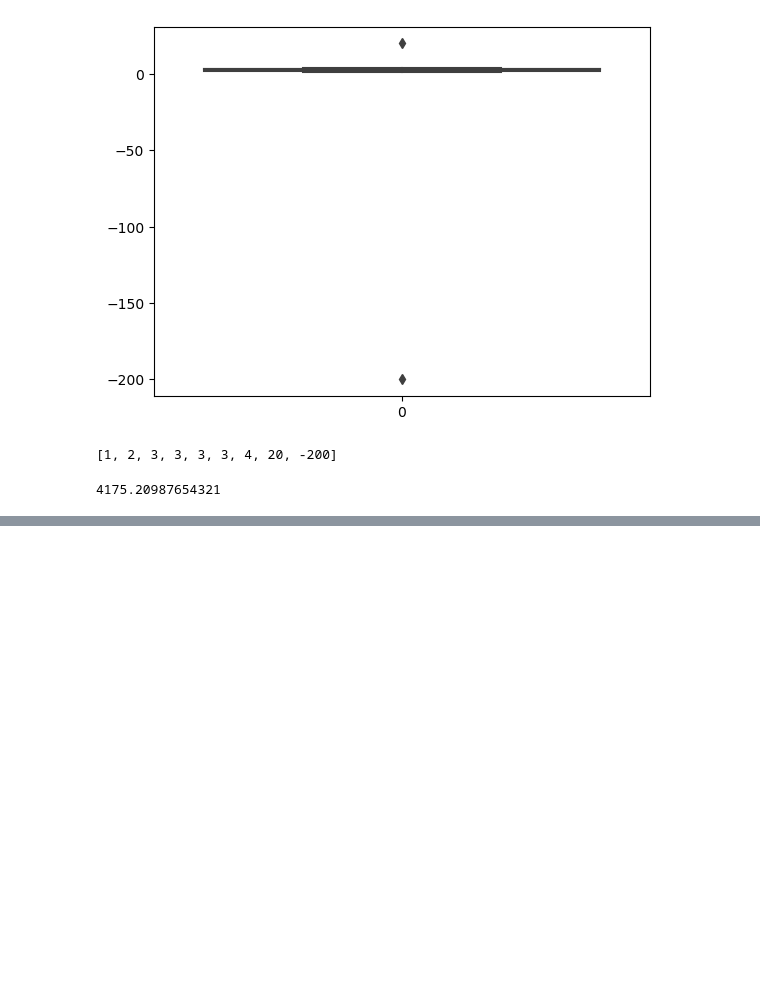
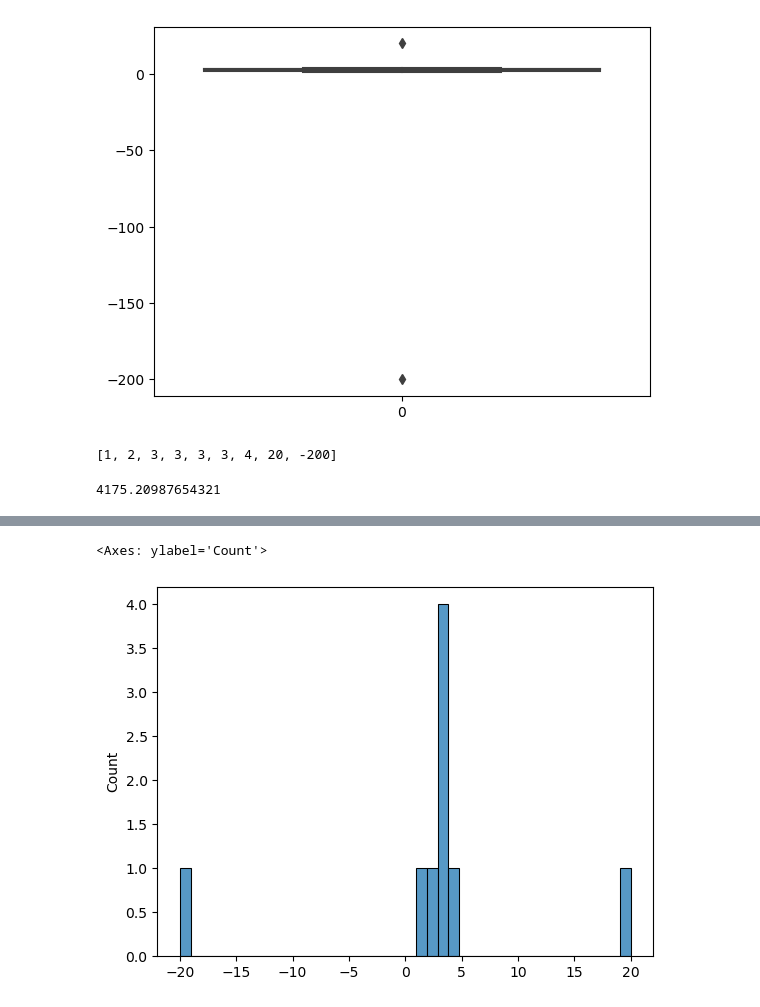
Before and after one commit to Kusu5Dec/statistics, a Jupyter notebook: statistics_implementation-2.ipynb, the cells around one changed output, grey strips where cells are left out. Cells and saved outputs as stored; diff of their text form; code cells hidden in the pictures; blank space fills up the shorter version.

```diff
--- a/statistics_implementation-2.ipynb
+++ b/statistics_implementation-2.ipynb
@@ -140,0 +162,2 @@ np.var(data)
+# %%
+data=[1,2,3,3,3,3,4,20,-20]
@@ -140,0 +242,5 @@ np.var(data)
+# %%
+sns.histplot(data)
+# %% [output]
+<Axes: ylabel='Count'>
+[figure, added]
```
Also changed, not shown: parts of 100 cells of this notebook.
